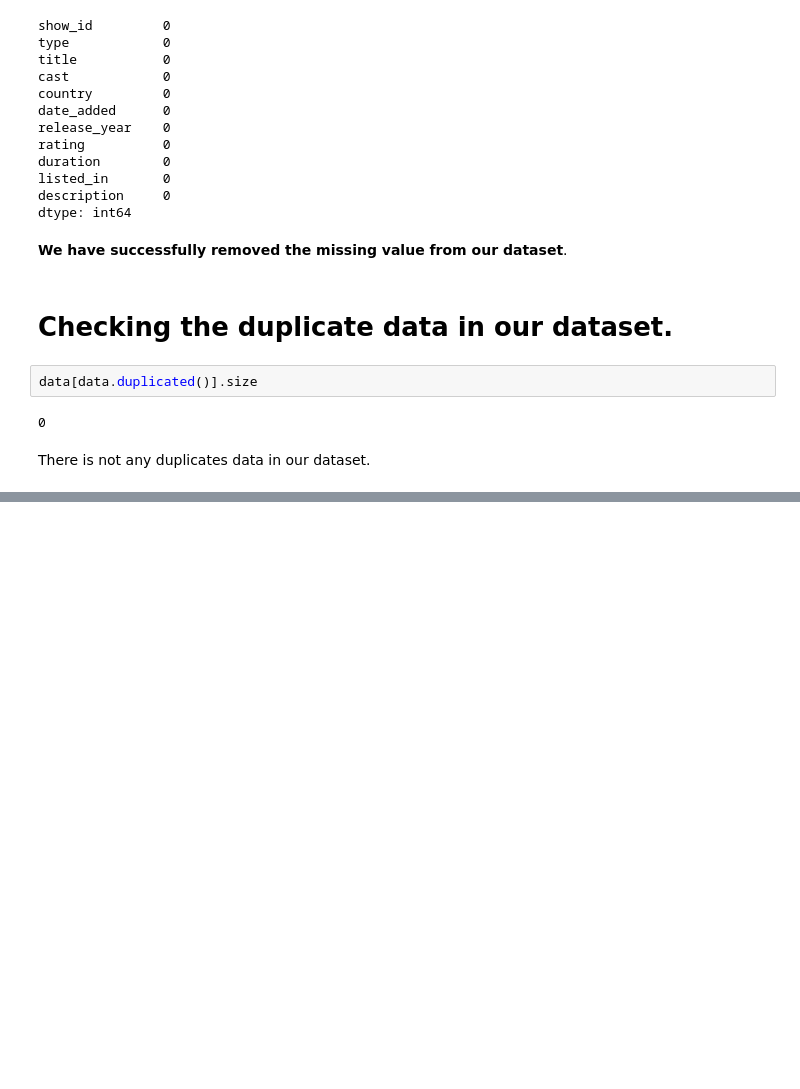
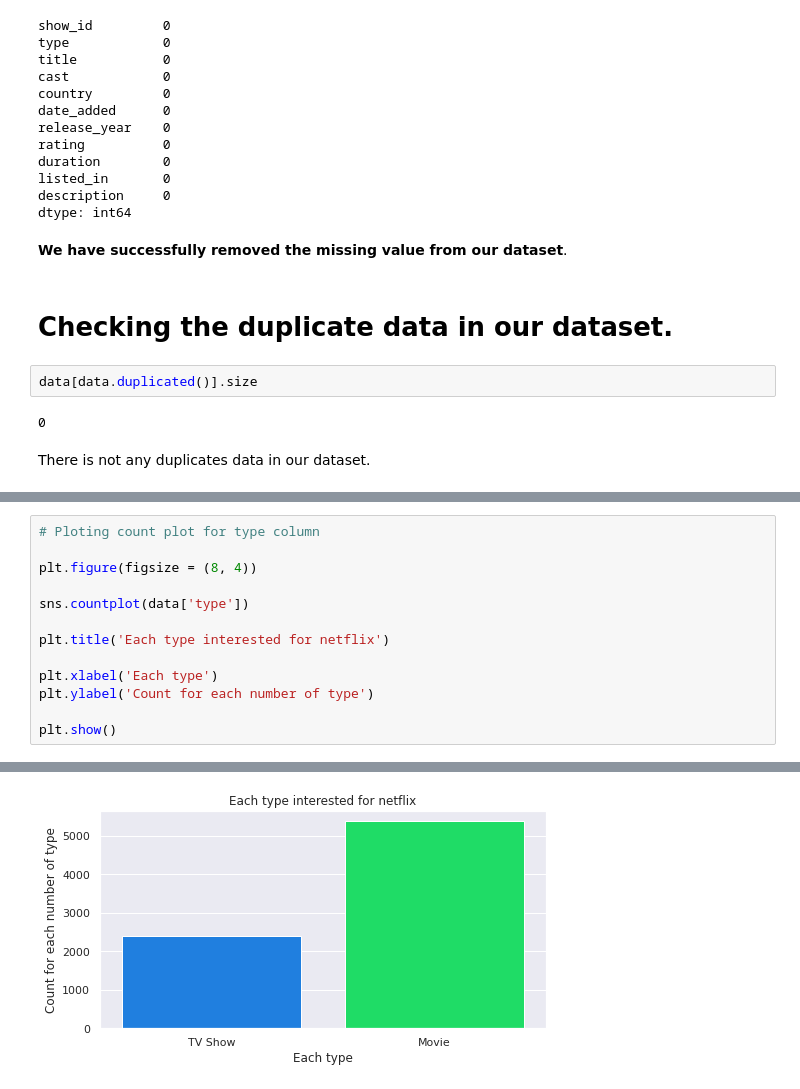
Before and after one commit to Vrishali04/Netflix_movies_and_tv_shows_clustering_capstone_project, a Jupyter notebook: Netflix_movies_and_tv_shows_clustering_capstone_project_final.ipynb, the cells around one changed output, grey strips where cells are left out. Drawn from its saved outputs; the diff is of its cells as text; blank space fills up the shorter version.

```diff
--- a/Netflix_movies_and_tv_shows_clustering_capstone_project_final.ipynb
+++ b/Netflix_movies_and_tv_shows_clustering_capstone_project_final.ipynb
@@ -347,0 +370,14 @@ There is not any duplicates data in our dataset.
+# %%
+# Ploting count plot for type column
+
+plt.figure(figsize = (8, 4))
+
+sns.countplot(data['type'])
+
+plt.title('Each type interested for netflix')
+
+plt.xlabel('Each type')
+plt.ylabel('Count for each number of type')
+
+plt.show()
+# %% [output]
@@ -347,0 +386 @@ There is not any duplicates data in our dataset.
+[figure, added]
```
Also changed, not shown: parts of 12 cells of this notebook.
